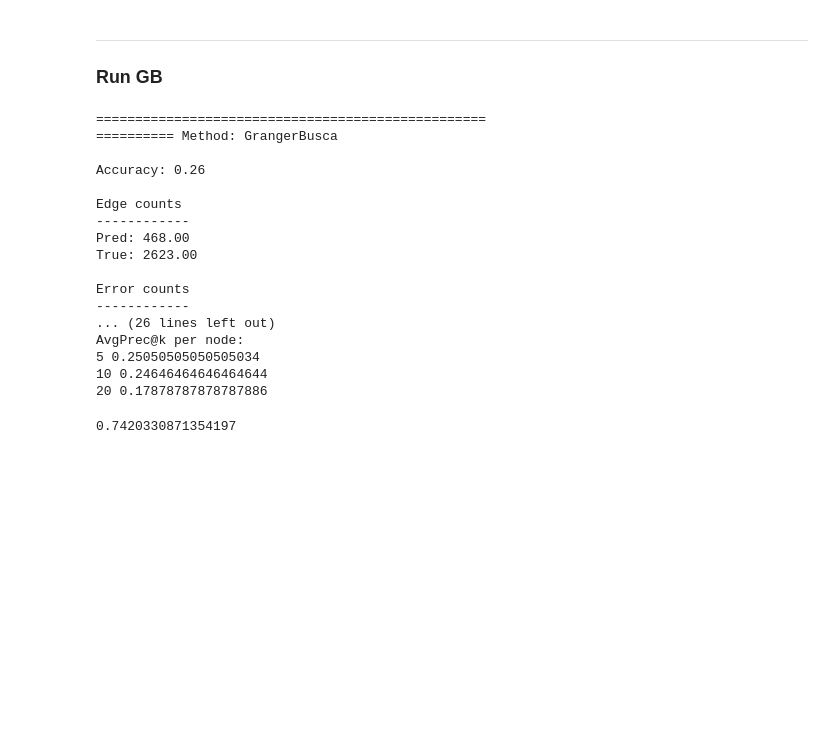
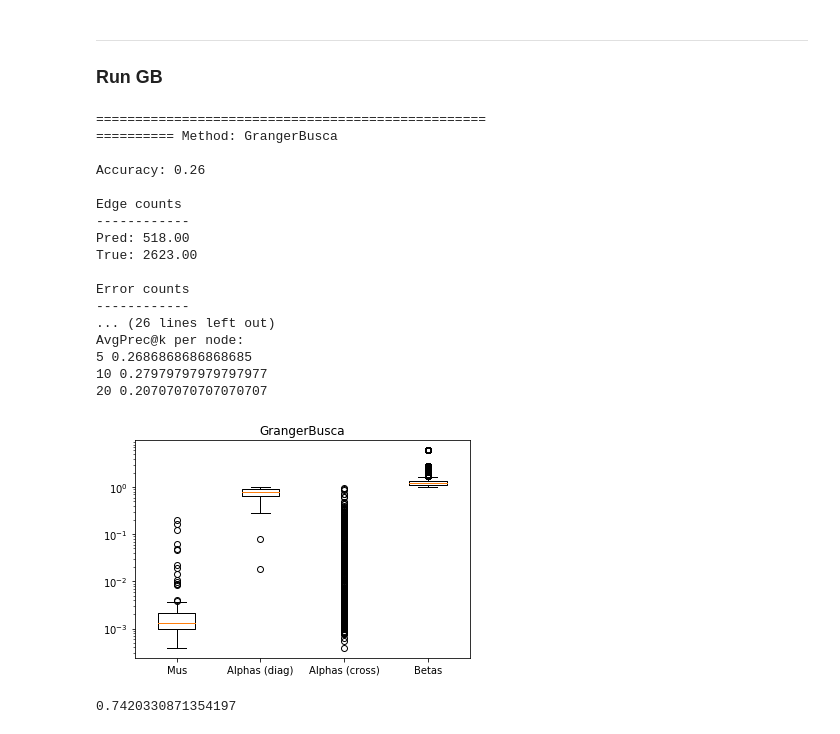
Before and after one commit to trouleau/var-wold, a Jupyter notebook: notebook/real-datasets/1-wt-email-Eu-core.ipynb, the cells around one changed output. Saved outputs shown, nothing was run; the diff lists cells and outputs as text; code cells hidden in the pictures; blank space fills up the shorter version.

```diff
--- a/notebook/real-datasets/1-wt-email-Eu-core.ipynb
+++ b/notebook/real-datasets/1-wt-email-Eu-core.ipynb
@@ -377,9 +387,9 @@ dim = len(events)
 # Define model
 granger_model = gb.GrangerBusca(
     alpha_prior=1.0/len(events),
-    num_iter=300,
+    num_iter=3000,
     metropolis=True,
-    beta_strategy=1.0,
+    beta_strategy='busca',
     num_jobs=4,
 )
 granger_model.fit(events)
@@ -390,13 +400,19 @@ adj_hat = adj_hat / adj_hat.sum(axis=1)[:, None]
 beta_hat = np.ones((dim, dim)) * (granger_model.beta_ + 1)
 coeffs_hat = np.hstack((granger_model.mu_, beta_hat.flatten(),
                         adj_hat.flatten()))
+model_name = type(granger_model).__name__
 
 #adj_hat = adj_hat / beta_hat  # Does not matter
+
+diag_mask = np.eye(adj_hat.shape[0]).astype(bool)
+adjacency_true_zero_diag = adjacency_true.copy()
+adjacency_true_zero_diag[diag_mask] = 0
+#adj_hat[diag_mask] = 0
 
 
 THRESH = 0.00  # GB is already sparse
 
-experiments_utils.print_report(name=type(granger_model).__name__, adj_hat=adj_hat, adj_true=adjacency_true, thresh=0)
+experiments_utils.print_report(name=model_name, adj_hat=adj_hat, adj_true=adjacency_true, thresh=0)
 # %% [output]
 ==================================================
 ========== Method: GrangerBusca
@@ -405,16 +421,24 @@ Accuracy: 0.26
 
 Edge counts
 ------------
-Pred: 468.00
+Pred: 518.00
 True: 2623.00
 
 Error counts
 ------------
 ... (26 lines left out)
 AvgPrec@k per node:
-5 0.25050505050505034
-10 0.24646464646464644
-20 0.17878787878787886
+5 0.2686868686868685
+10 0.27979797979797977
+20 0.20707070707070707
+# %%
+diag_mask = np.eye(adj_hat.shape[0]).astype(bool)
+plt.boxplot([mu_hat.flatten(), adj_hat[diag_mask].flatten(), adj_hat[~diag_mask].flatten(), beta_hat.flatten()],
+            labels=['Mus', 'Alphas (diag)', 'Alphas (cross)', 'Betas']);
+plt.yscale('log');
+plt.title(model_name);
+# %% [output]
+[figure, added]
 # %%
 tsvar.utils.metrics.relerr(adj_hat.flatten(), adjacency_true.flatten(), null_norm='none')
 # %% [output]
```
Also changed, not shown: parts of 6 cells of this notebook, 5 other files.
